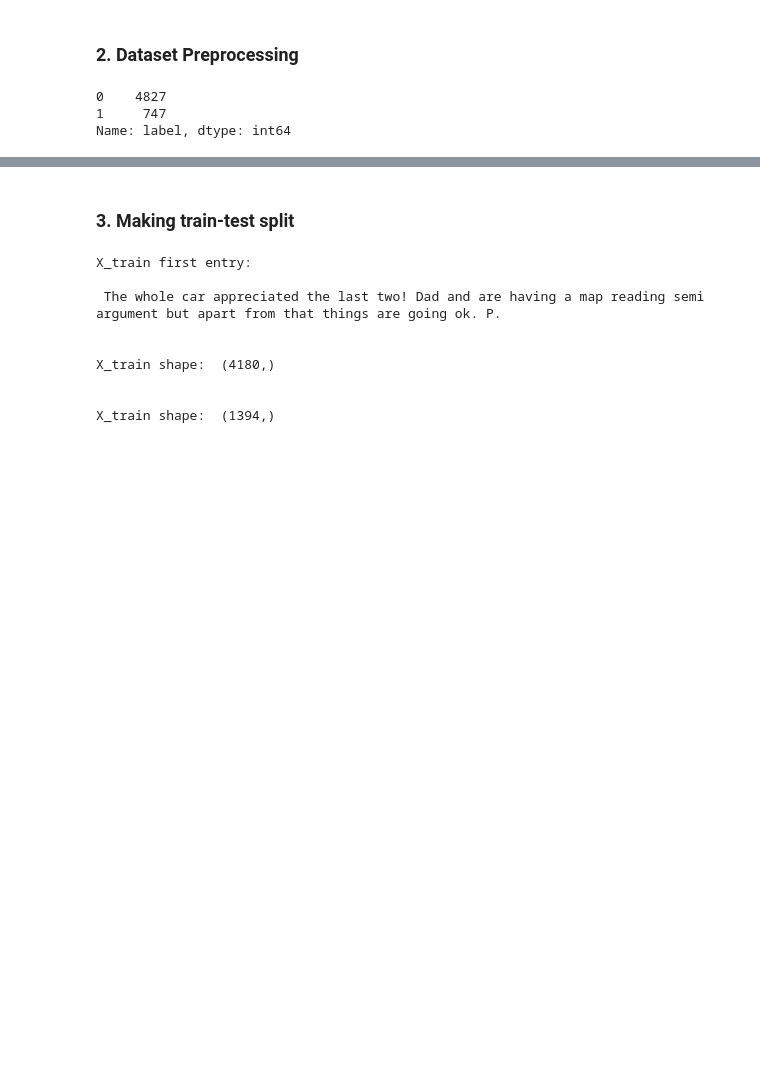
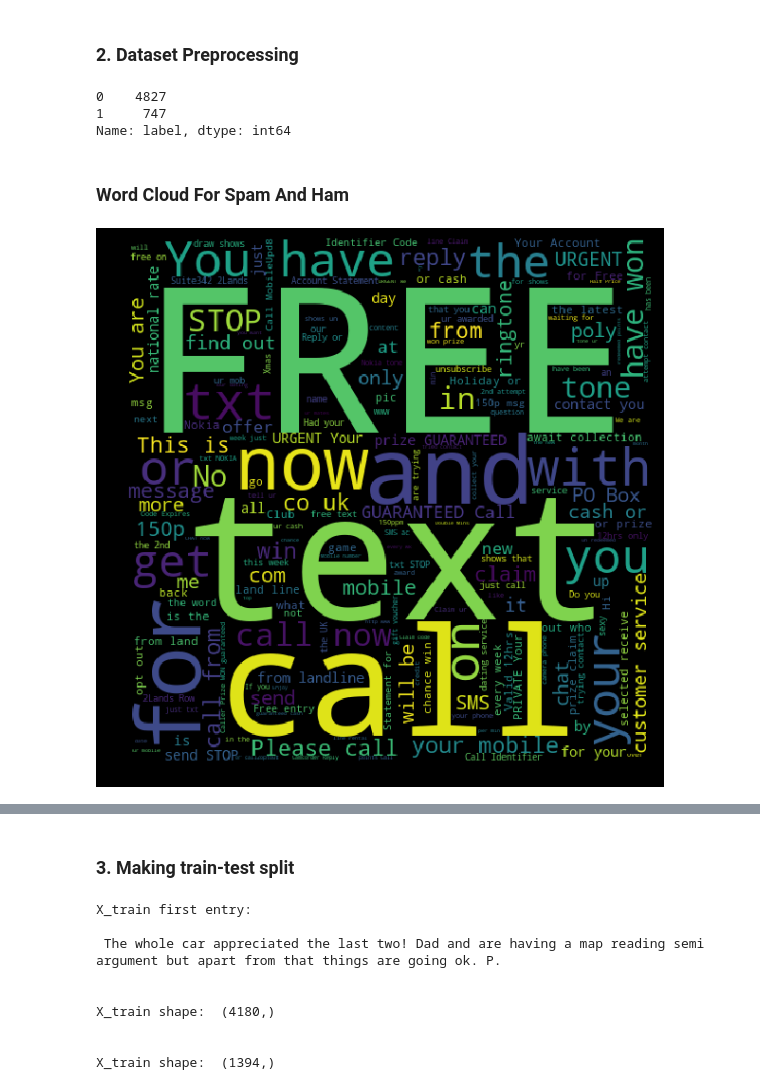
Before and after one commit to 7saheelahmed/Spam-Ham-Prediction, a Jupyter notebook: SMS Spam Classification.ipynb, the cells around one changed output, grey strips where cells are left out. Saved outputs shown, nothing was run; the diff lists cells and outputs as text; code cells hidden in the pictures; blank space fills up the shorter version.

```diff
--- a/SMS Spam Classification.ipynb
+++ b/SMS Spam Classification.ipynb
@@ -64,3 +64,17 @@ Name: label, dtype: int64
 # %%
 #droping the "type" column
 df.drop('type', axis=1, inplace=True)
+# %% [markdown]
+### Word Cloud For Spam And Ham
+# %%
+import matplotlib.pyplot as plt
+from wordcloud import WordCloud, STOPWORDS
+spam_words = " ".join(list(df[df['label']==1]['text']))
+spam_wc =WordCloud(stopwords = {'to', 'of' , 'a' , 'aa'},width = 512,height= 512).generate(spam_words)
+plt.figure(figsize=(10,8),facecolor = 'k')
+plt.imshow(spam_wc)
+plt.axis('off')
+plt.tight_layout(pad = 0)
+plt.show()
+# %% [output]
+[figure, added]
```
Also changed, not shown: parts of 1 cell of this notebook.
